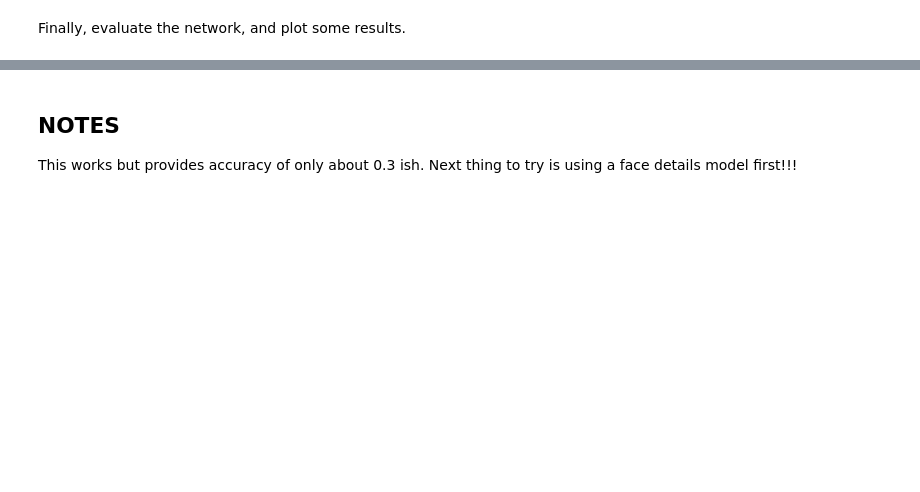
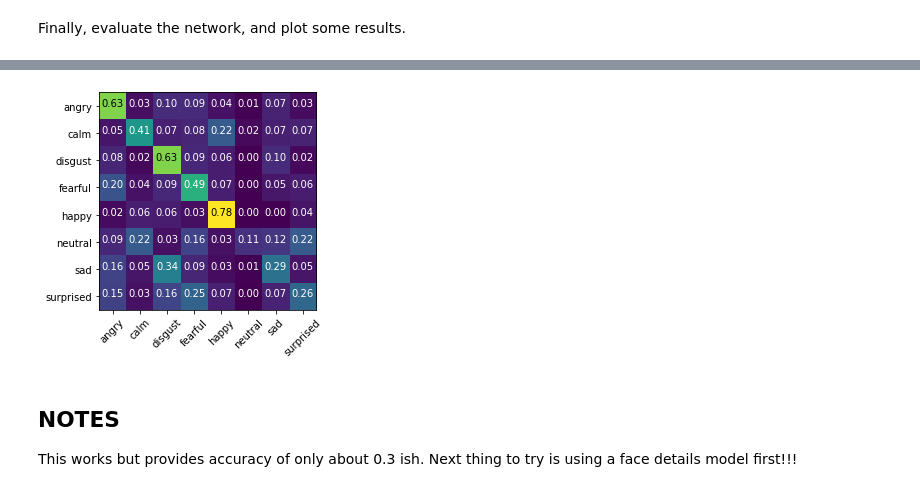
Before and after one commit to c-h-a-r-l-i-e/partIII-miniproject, a Jupyter notebook: notebooks/cnn.ipynb, the cells around one changed output, grey strips where cells are left out. Drawn from its saved outputs; the diff is of its cells as text; code cells hidden in the pictures; blank space fills up the shorter version.

```diff
--- a/notebooks/cnn.ipynb
+++ b/notebooks/cnn.ipynb
@@ -41,3 +42,6 @@ labels = set(["neutral", "calm", "happy", "sad", "angry", "fearful", "disgust",
+# %%
+# One of RN18-FER+, RN18-MS, or RN50
+EXPERIMENT = "RN50"
 # %% [markdown]
 We use transfer learning, on top of the ResNet CNN, using frames extracted from our videos to get the specific model. In this case, we are training using data at 720p.
 # %%
@@ -214,19 +250,2 @@ Synced northern-sweep-39: https://wandb.ai/charlieisalright/sentiment/runs/zd82e
 # %% [markdown]
 Finally, evaluate the network, and plot some results.
-# %%
-predictions = model.predict(x=testX.astype("float32"), batch_size=32)
-print(classification_report(testY.argmax(axis=1),
-	predictions.argmax(axis=1), target_names=lb.classes_))
-
-N = epochs
-plt.style.use("ggplot")
-plt.figure()
-plt.plot(np.arange(0, N), H.history["loss"], label="train_loss")
-plt.plot(np.arange(0, N), H.history["val_loss"], label="val_loss")
-plt.plot(np.arange(0, N), H.history["accuracy"], label="train_acc")
-plt.plot(np.arange(0, N), H.history["val_accuracy"], label="val_acc")
-plt.title("Training Loss and Accuracy on Dataset")
-plt.xlabel("Epoch #")
-plt.ylabel("Loss/Accuracy")
-plt.legend(loc="lower left")
-plt.show()
@@ -238,0 +252,6 @@ with f = open("model/lb.pickle", "wb"):
+# %%
+model = load_model("../models/best-models/resnet50.h5")
+
+predictions = model.predict(x=testX.astype("float32"), batch_size=32)
+print(classification_report(testY.argmax(axis=1),
+	predictions.argmax(axis=1), target_names=lb.classes_))
@@ -239,3 +275,24 @@ with f = open("model/lb.pickle", "wb"):
+# %%
+from sklearn.metrics import confusion_matrix
+import itertools
+
+matrix = confusion_matrix(testY.argmax(axis=1), predictions.argmax(axis=1), normalize='true')
+
+plt.imshow(matrix, interpolation="nearest")
+
+target_names = lb.classes_
+tick_marks = np.arange(len(target_names))
+plt.xticks(tick_marks, target_names, rotation=45)
+plt.yticks(tick_marks, target_names)
+
+
+thresh = matrix.max() / 1.5
+for i, j in itertools.product(range(matrix.shape[0]), range(matrix.shape[1])):
+    plt.text(j, i, "{:0.2f}".format(matrix[i, j]),
+             horizontalalignment="center",
+             color="white" if matrix[i, j] < thresh else "black")
+# %% [output]
+[figure, added]
 # %% [markdown]
 ## NOTES
 This works but provides accuracy of only about 0.3 ish. Next thing to try is using a face details model first!!!
```
Also changed, not shown: parts of 14 cells of this notebook, 5 other files.
